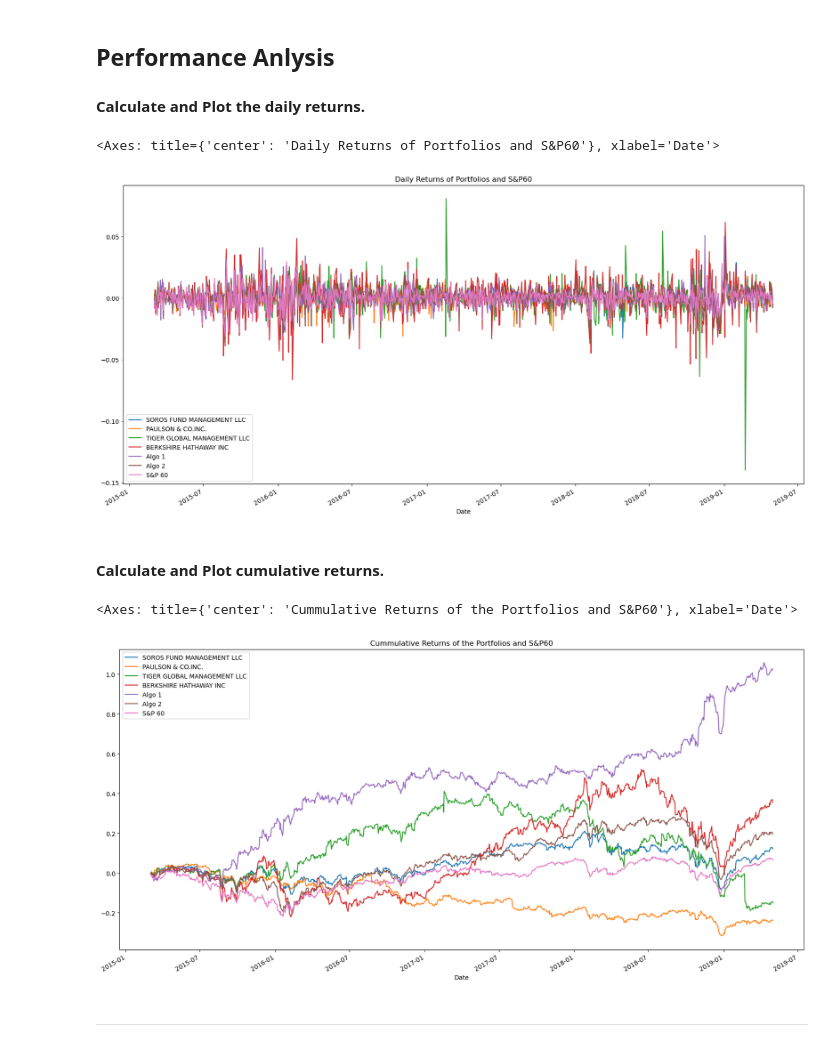
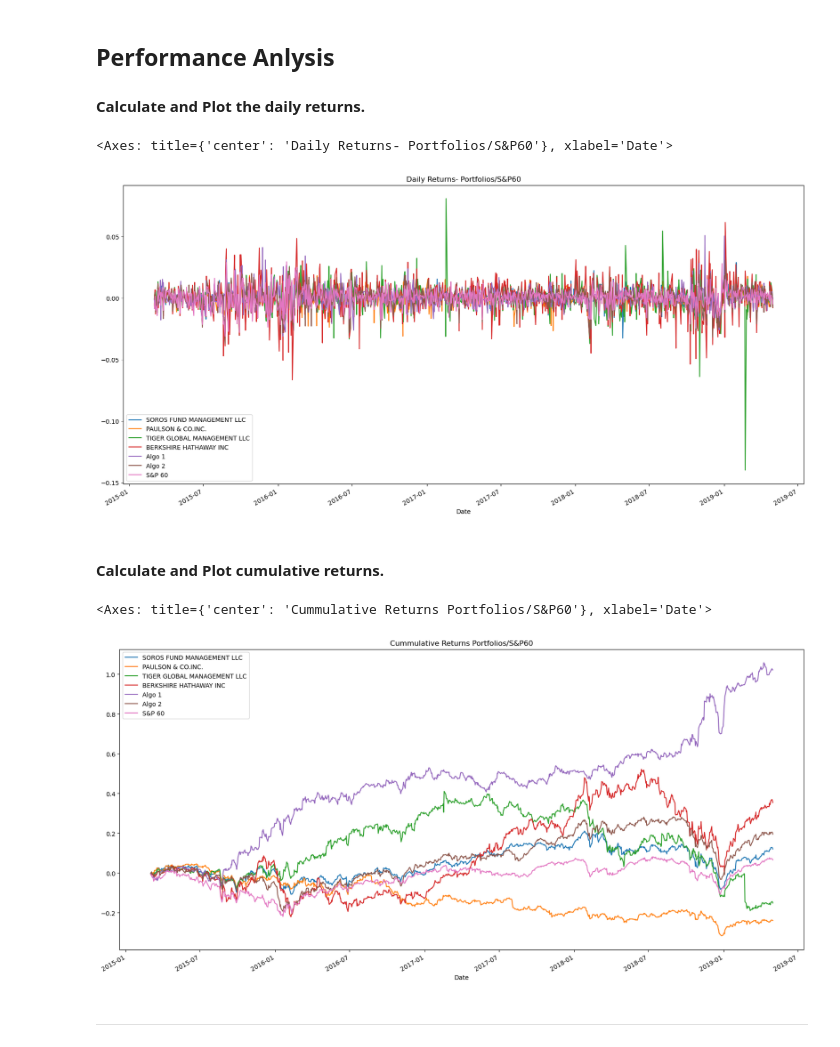
Before and after one commit to P4RASTOO/Challenge_04, a Jupyter notebook: whale_analysis.ipynb, the cells around one changed output. Saved outputs shown, nothing was run; the diff lists cells and outputs as text; code cells hidden in the pictures.

```diff
--- a/whale_analysis.ipynb
+++ b/whale_analysis.ipynb
@@ -210,10 +210,10 @@ In this section, you will calculate and visualize performance and risk metrics f
 #### Calculate and Plot the daily returns.
 # %%
 # Plot daily returns of all portfolios
-combined_daily_returns.plot(figsize=(20,10), title="Daily Returns of Portfolios and S&P60")
+combined_daily_returns.plot(figsize=(20,10), title="Daily Returns- Portfolios/S&P60")
 # %% [output]
-<Axes: title={'center': 'Daily Returns of Portfolios and S&P60'}, xlabel='Date'>
+<Axes: title={'center': 'Daily Returns- Portfolios/S&P60'}, xlabel='Date'>
-[figure, old version]
+[figure, new version]
 # %% [markdown]
 #### Calculate and Plot cumulative returns.
 # %%
@@ -221,10 +221,10 @@ combined_daily_returns.plot(figsize=(20,10), title="Daily Returns of Portfolios
 cumulative_returns = (1 + combined_daily_returns).cumprod() - 1
 
 # Plot cumulative returns
-cumulative_returns.plot(figsize=(20,10), title="Cummulative Returns of the Portfolios and S&P60")
+cumulative_returns.plot(figsize=(20,10), title="Cummulative Returns Portfolios/S&P60")
 # %% [output]
-<Axes: title={'center': 'Cummulative Returns of the Portfolios and S&P60'}, xlabel='Date'>
+<Axes: title={'center': 'Cummulative Returns Portfolios/S&P60'}, xlabel='Date'>
-[figure, old version]
+[figure, new version]
 # %% [markdown]
 ---
 # %% [markdown]
```
Also changed, not shown: parts of 9 cells of this notebook.
